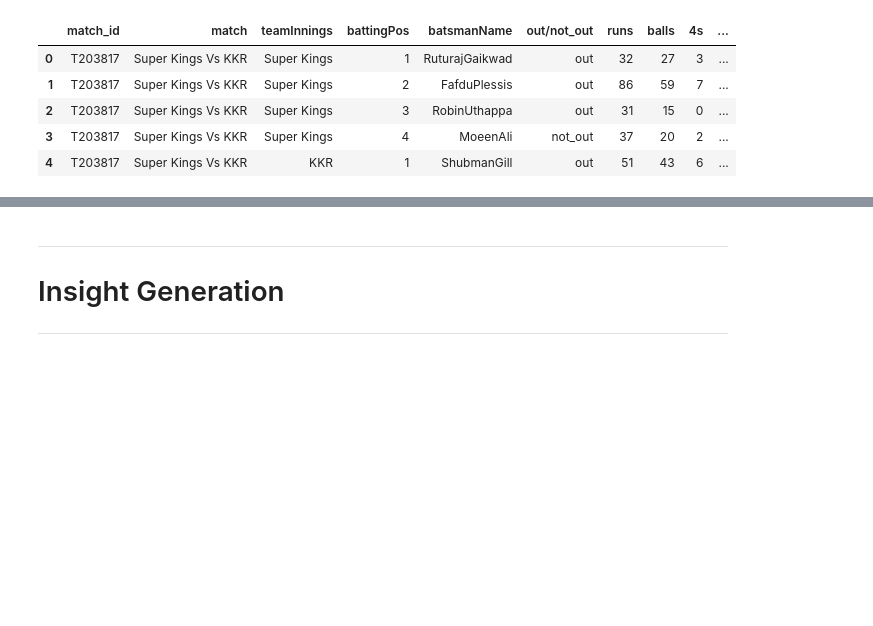
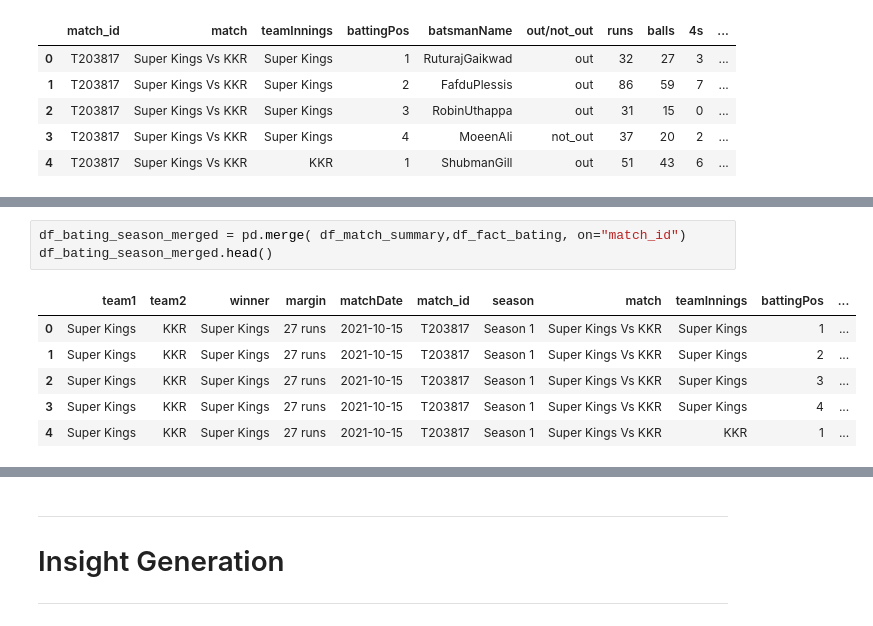
Before and after one commit to Gani25/python_weekdays_b1, a Jupyter notebook: projects/IPL Analysis.ipynb, the cells around one changed output, grey strips where cells are left out. Cells and saved outputs as stored; diff of their text form; blank space fills up the shorter version.

```diff
--- a/projects/IPL Analysis.ipynb
+++ b/projects/IPL Analysis.ipynb
@@ -332,0 +367,10 @@ df_fact_bating.head()
+# %%
+df_bating_season_merged = pd.merge( df_match_summary,df_fact_bating, on="match_id")
+df_bating_season_merged.head()
+# %% [output]
+|  | team1 | team2 | winner | margin | matchDate | match_id | season | match | teamInnings | battingPos | ... |
+| 0 | Super Kings | KKR | Super Kings | 27 runs | 2021-10-15 | T203817 | Season 1 | Super Kings Vs KKR | Super Kings | 1 | ... |
+| 1 | Super Kings | KKR | Super Kings | 27 runs | 2021-10-15 | T203817 | Season 1 | Super Kings Vs KKR | Super Kings | 2 | ... |
+| 2 | Super Kings | KKR | Super Kings | 27 runs | 2021-10-15 | T203817 | Season 1 | Super Kings Vs KKR | Super Kings | 3 | ... |
+| 3 | Super Kings | KKR | Super Kings | 27 runs | 2021-10-15 | T203817 | Season 1 | Super Kings Vs KKR | Super Kings | 4 | ... |
+| 4 | Super Kings | KKR | Super Kings | 27 runs | 2021-10-15 | T203817 | Season 1 | Super Kings Vs KKR | KKR | 1 | ... |
```
Also changed, not shown: parts of 9 cells of this notebook.
